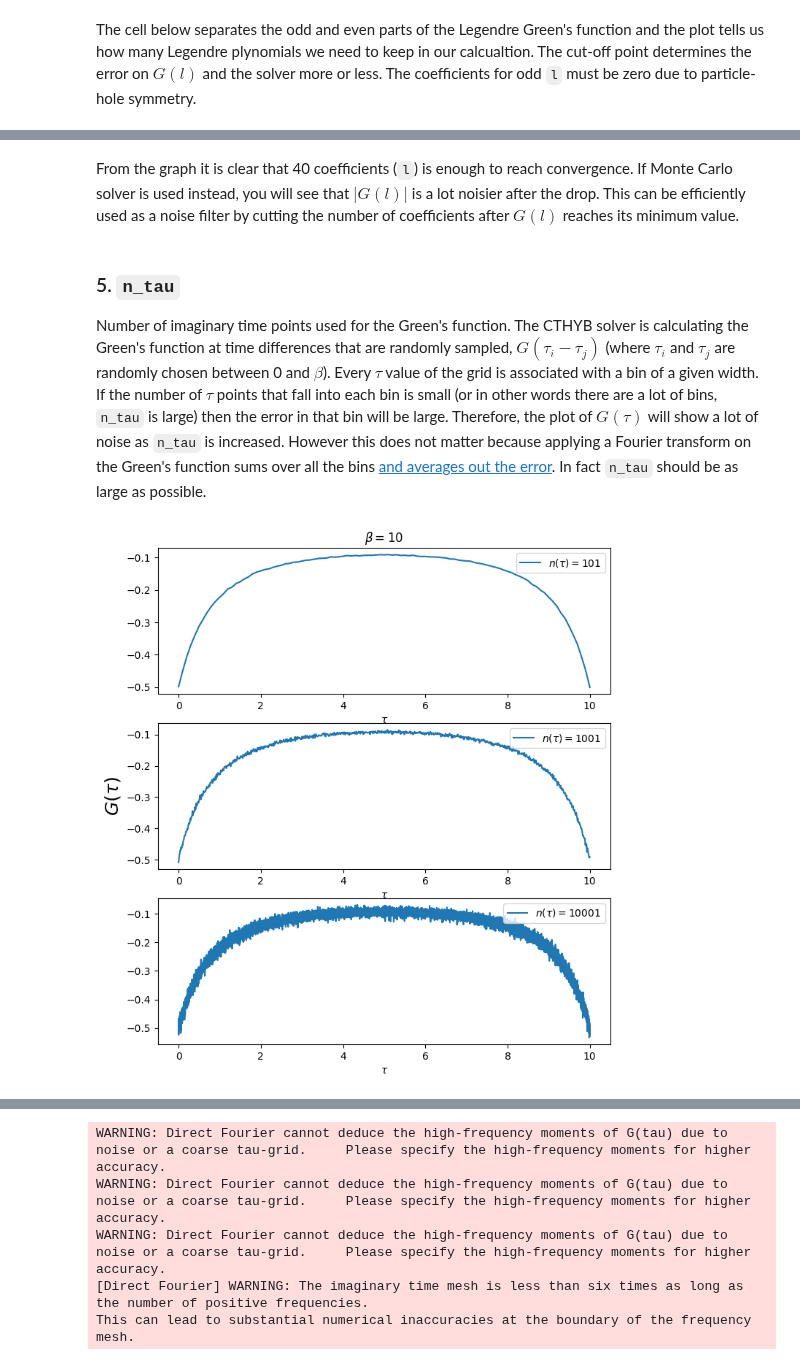
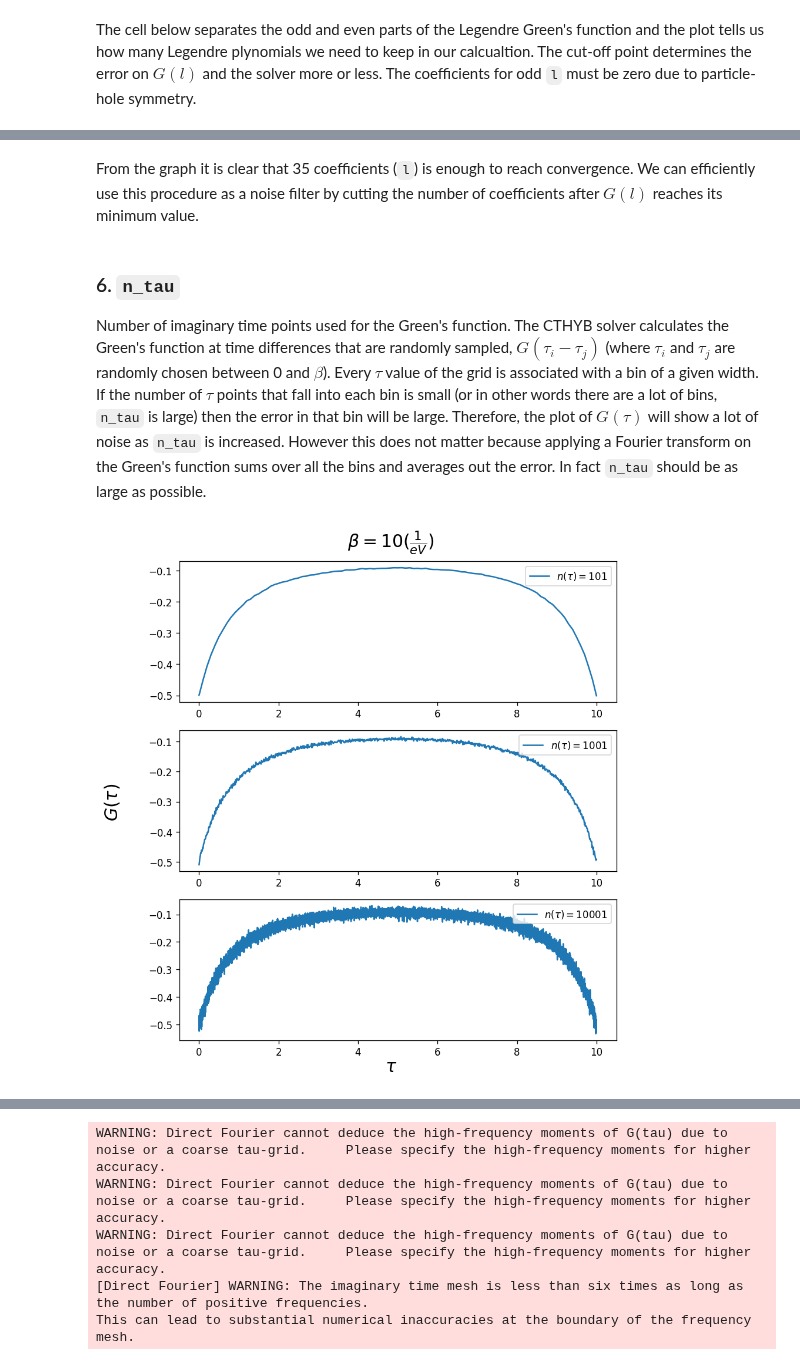
Before and after one commit to TRIQS/cthyb, a Jupyter notebook: doc/guide/cthyb_convergence_tests.ipynb, the cells around one changed output, grey strips where cells are left out. Drawn from its saved outputs; the diff is of its cells as text; code cells hidden in the pictures.

```diff
--- a/doc/guide/cthyb_convergence_tests.ipynb
+++ b/doc/guide/cthyb_convergence_tests.ipynb
@@ -385,43 +405,5 @@ plt.show()
 # %% [markdown]
-From the graph it is clear that 40 coefficients (`l`) is enough to reach convergence. If Monte Carlo solver is used instead, you will see that $|G(l)|$ is a lot noisier after the drop. This can be efficiently used as a noise filter by cutting the number of coefficients after $G(l)$ reaches its minimum value.
+From the graph it is clear that 35 coefficients (`l`) is enough to reach convergence. We can efficiently use this procedure as a noise filter by cutting the number of coefficients after $G(l)$ reaches its minimum value.
 # %% [markdown]
-### 5. `n_tau`
-Number of imaginary time points used for the Green's function. The CTHYB solver is calculating the Green's function at time differences that are randomly sampled, $G(\tau_i-\tau_j)$ (where $\tau_i$ and $\tau_j$ are randomly chosen between 0 and $\beta$). Every $\tau$ value of the grid is associated with a bin of a given width. If the number of $\tau$ points that fall into each bin is small (or in other words there are a lot of bins, `n_tau` is large) then the error in that bin will be large. Therefore, the plot of $G(\tau)$ will show a lot of noise as `n_tau` is increased. However this does not matter because applying a Fourier transform on the Green's function sums over all the bins [and averages out the error](?). In fact `n_tau` should be as large as possible.
+### 6. `n_tau`
+Number of imaginary time points used for the Green's function. The CTHYB solver calculates the Green's function at time differences that are randomly sampled, $G(\tau_i-\tau_j)$ (where $\tau_i$ and $\tau_j$ are randomly chosen between 0 and $\beta$). Every $\tau$ value of the grid is associated with a bin of a given width. If the number of $\tau$ points that fall into each bin is small (or in other words there are a lot of bins, `n_tau` is large) then the error in that bin will be large. Therefore, the plot of $G(\tau)$ will show a lot of noise as `n_tau` is increased. However this does not matter because applying a Fourier transform on the Green's function sums over all the bins and averages out the error. In fact `n_tau` should be as large as possible.
-# %%
-import os
-if not os.path.exists('../../../data/ntau-b10'):
-    os.makedirs('../../../data/ntau-b10')
-
-# Parameters of the model
-t = 1.0
-beta = 10
-n_loops = 1
-U = 2.0
-n_tau = [101, 1001, 10001]
-# Construct the impurity solver
-
-for j in range(len(n_tau)):
-    # n_iw=math.floor((1/8)*n_tau[j])
-    print('n_tau =', n_tau[j])
-    S = Solver(beta = beta, n_iw=50, n_tau=n_tau[j], gf_struct = [('up',1), ('down',1)])
-    # This is a first guess for G
-    S.G_iw << SemiCircular(2*t)
-
-    for i in range(n_loops):
-
-        g = 0.5 * ( S.G_iw['up'] + S.G_iw['down'] )
-        for name, g0 in S.G0_iw:
-            g0 << inverse( iOmega_n + U/2.0 - t**2 * g )
-
-        # Solve the impurity problem
-        S.solve(h_int = U * n('up',0) * n('down',0),   # Local Hamiltonian
-            n_cycles  = 256000,                           # Number of QMC cycles
-            length_cycle = 200,
-            n_warmup_cycles = 4000,                      # Warmup cycles
-            )
-
-        # Save iteration in archive
-        with HDFArchive("../../../data/ntau-b10/half-U-ntau%i.h5"%n_tau[j]) as A:
-            A['Gtau-%i'%i] = S.G_tau
-            A['G-%i'%i] = S.G_iw
-            A['Sigma-%i'%i] = S.Sigma_iw
@@ -428,12 +446,14 @@ for j in range(len(n_tau)):
 # %%
 fig, ax = plt.subplots(3, 1, figsize=(8, 9))
 n_tau = [101, 1001, 10001]
 for j in range(len(n_tau)):
     A1 = HDFArchive("../../../data/ntau-b10/half-U-ntau%i.h5"%n_tau[j], 'r')
     ax[j].oplot(A1['Gtau-0']['up'].real, '-', label=r"$n(\tau) = %i$"%n_tau[j])
     ax[j].set_ylabel('')
-ax[1].set_ylabel(r'$G(\tau)$', fontsize="18")
-ax[0].set_title(r'$\beta=10$')
+    ax[j].set_xlabel('')
+fig.supylabel(r'$G(\tau)$', x=-0.01, fontsize="18")
+fig.supxlabel(r'$\tau$', y= 0.07, fontsize="18")
+fig.suptitle(r'$\beta=10 (\frac{1}{eV})$', y=0.93, fontsize="18")
 plt.show()
 # %% [output]
-[figure, old version]
+[figure, new version]
```
Also changed, not shown: parts of 21 cells of this notebook.
